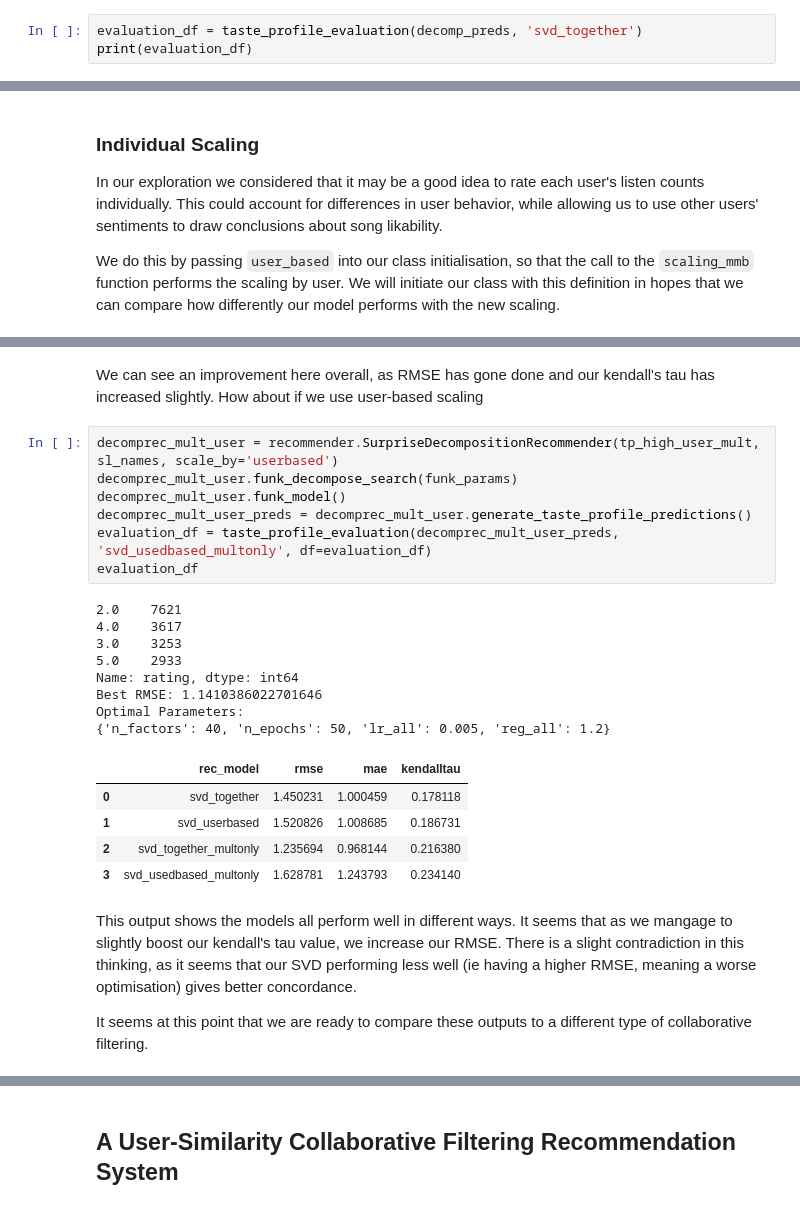
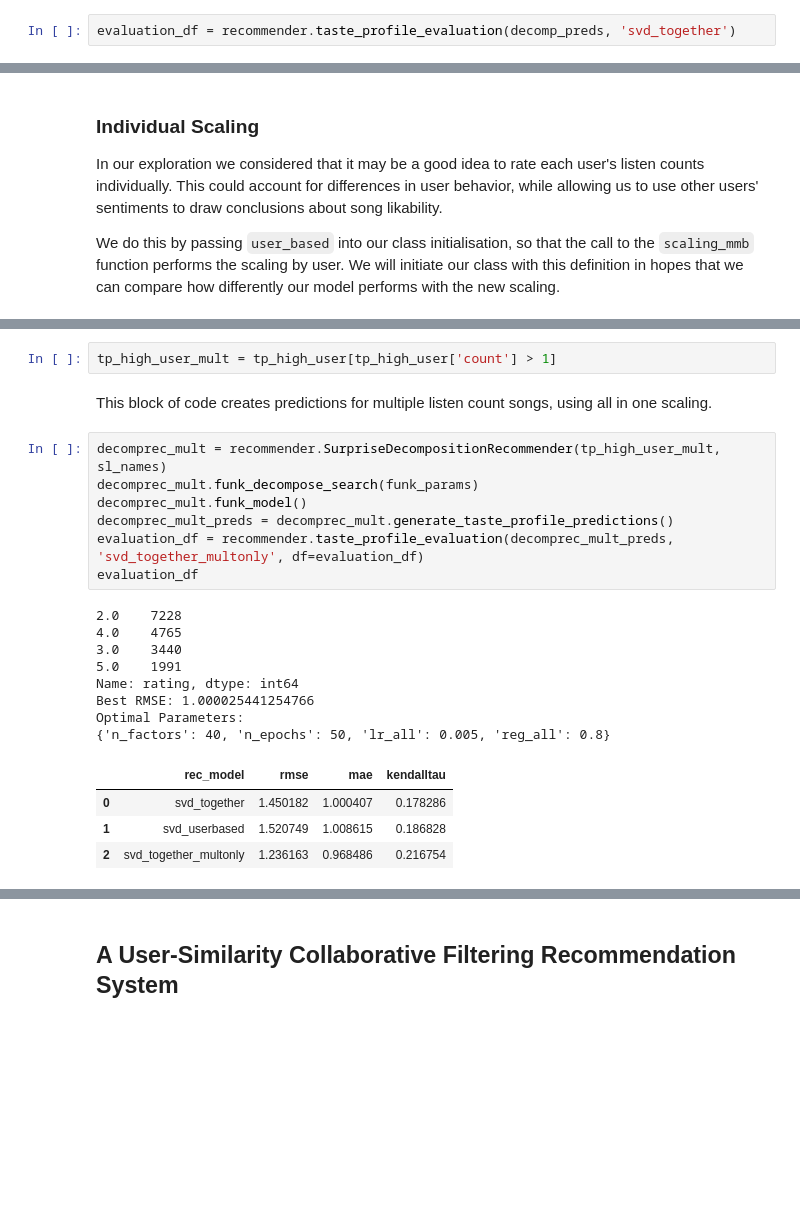
Before and after one commit to pdebree/RecommendationExplorationCapstone, a Jupyter notebook: 4_Recommendation_Evaluation.ipynb, the cells around one changed output, grey strips where cells are left out. Drawn from its saved outputs; the diff is of its cells as text; blank space fills up the shorter version.

```diff
--- a/4_Recommendation_Evaluation.ipynb
+++ b/4_Recommendation_Evaluation.ipynb
@@ -324,3 +324,2 @@ decomp_preds = decomprec.generate_taste_profile_predictions()
 # %%
-evaluation_df = taste_profile_evaluation(decomp_preds, 'svd_together')
-print(evaluation_df)
+evaluation_df = recommender.taste_profile_evaluation(decomp_preds, 'svd_together')
@@ -400,27 +380,24 @@ Optimal Parameters:
-# %% [markdown]
-We can see an improvement here overall, as RMSE has gone done and our kendall's tau has increased slightly. How about if we use user-based scaling
-# %%
-decomprec_mult_user = recommender.SurpriseDecompositionRecommender(tp_high_user_mult, sl_names, scale_by='userbased')
-decomprec_mult_user.funk_decompose_search(funk_params)
-decomprec_mult_user.funk_model()
-decomprec_mult_user_preds = decomprec_mult_user.generate_taste_profile_predictions()
-evaluation_df = taste_profile_evaluation(decomprec_mult_user_preds, 'svd_usedbased_multonly', df=evaluation_df)
-evaluation_df
-# %% [output]
-2.0    7621
-4.0    3617
-3.0    3253
-5.0    2933
-Name: rating, dtype: int64
-Best RMSE: 1.1410386022701646
-Optimal Parameters:
-{'n_factors': 40, 'n_epochs': 50, 'lr_all': 0.005, 'reg_all': 1.2}
-|  | rec_model | rmse | mae | kendalltau |
-| 0 | svd_together | 1.450231 | 1.000459 | 0.178118 |
-| 1 | svd_userbased | 1.520826 | 1.008685 | 0.186731 |
-| 2 | svd_together_multonly | 1.235694 | 0.968144 | 0.216380 |
-| 3 | svd_usedbased_multonly | 1.628781 | 1.243793 | 0.234140 |
-# %% [markdown]
-This output shows the models all perform well in different ways. It seems that as we mangage to slightly boost our kendall's tau value, we increase our RMSE. There is a slight contradiction in this thinking, as it seems that our SVD performing less well (ie having a higher RMSE, meaning a worse optimisation) gives better concordance.
-
-It seems at this point that we are ready to compare these outputs to a different type of collaborative filtering.
+# %%
+tp_high_user_mult = tp_high_user[tp_high_user['count'] > 1]
+# %% [markdown]
+This block of code creates predictions for multiple listen count songs, using all in one scaling.
+# %%
+decomprec_mult = recommender.SurpriseDecompositionRecommender(tp_high_user_mult, sl_names)
+decomprec_mult.funk_decompose_search(funk_params)
+decomprec_mult.funk_model()
+decomprec_mult_preds = decomprec_mult.generate_taste_profile_predictions()
+evaluation_df = recommender.taste_profile_evaluation(decomprec_mult_preds, 'svd_together_multonly', df=evaluation_df)
+evaluation_df
+# %% [output]
+2.0    7228
+4.0    4765
+3.0    3440
+5.0    1991
+Name: rating, dtype: int64
+Best RMSE: 1.000025441254766
+Optimal Parameters:
+{'n_factors': 40, 'n_epochs': 50, 'lr_all': 0.005, 'reg_all': 0.8}
+|  | rec_model | rmse | mae | kendalltau |
+| 0 | svd_together | 1.450182 | 1.000407 | 0.178286 |
+| 1 | svd_userbased | 1.520749 | 1.008615 | 0.186828 |
+| 2 | svd_together_multonly | 1.236163 | 0.968486 | 0.216754 |
```
Also changed, not shown: parts of 61 cells of this notebook, 1 other file.
